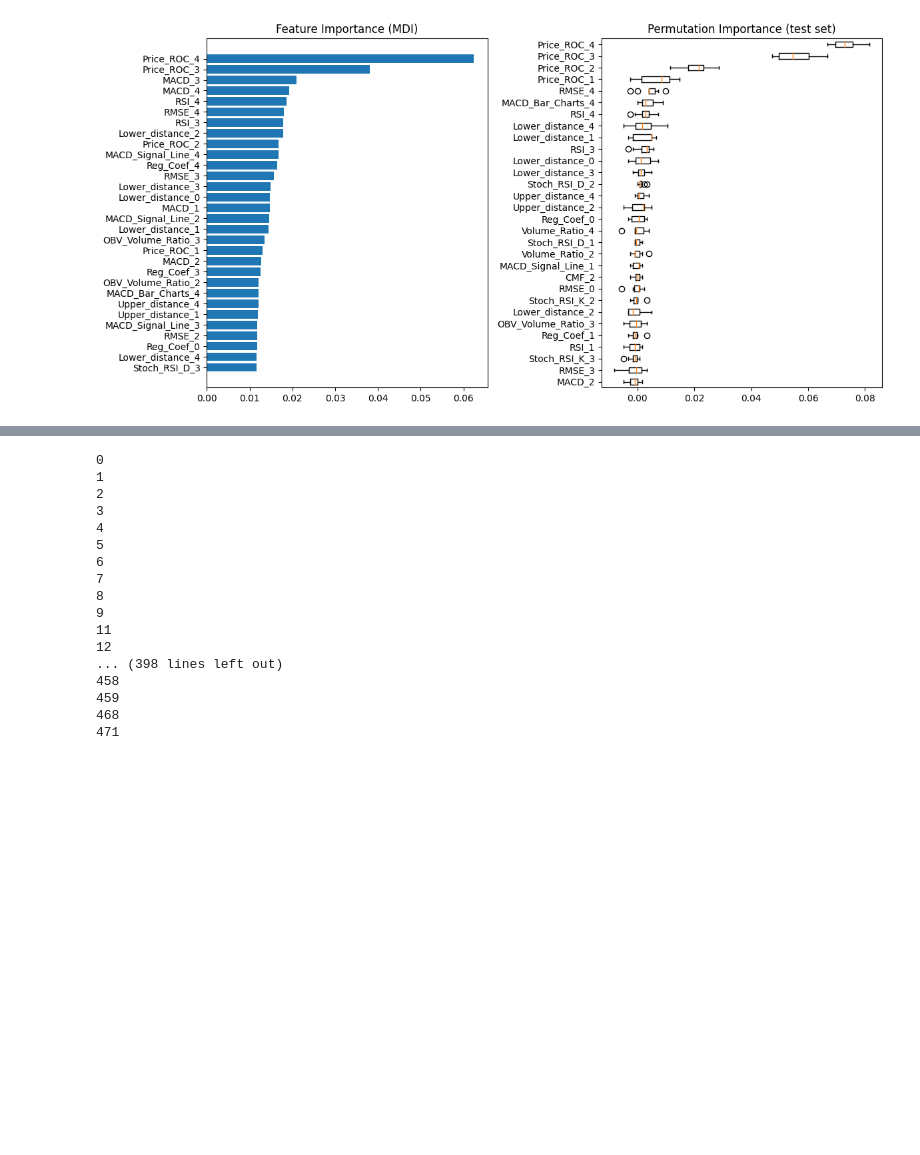
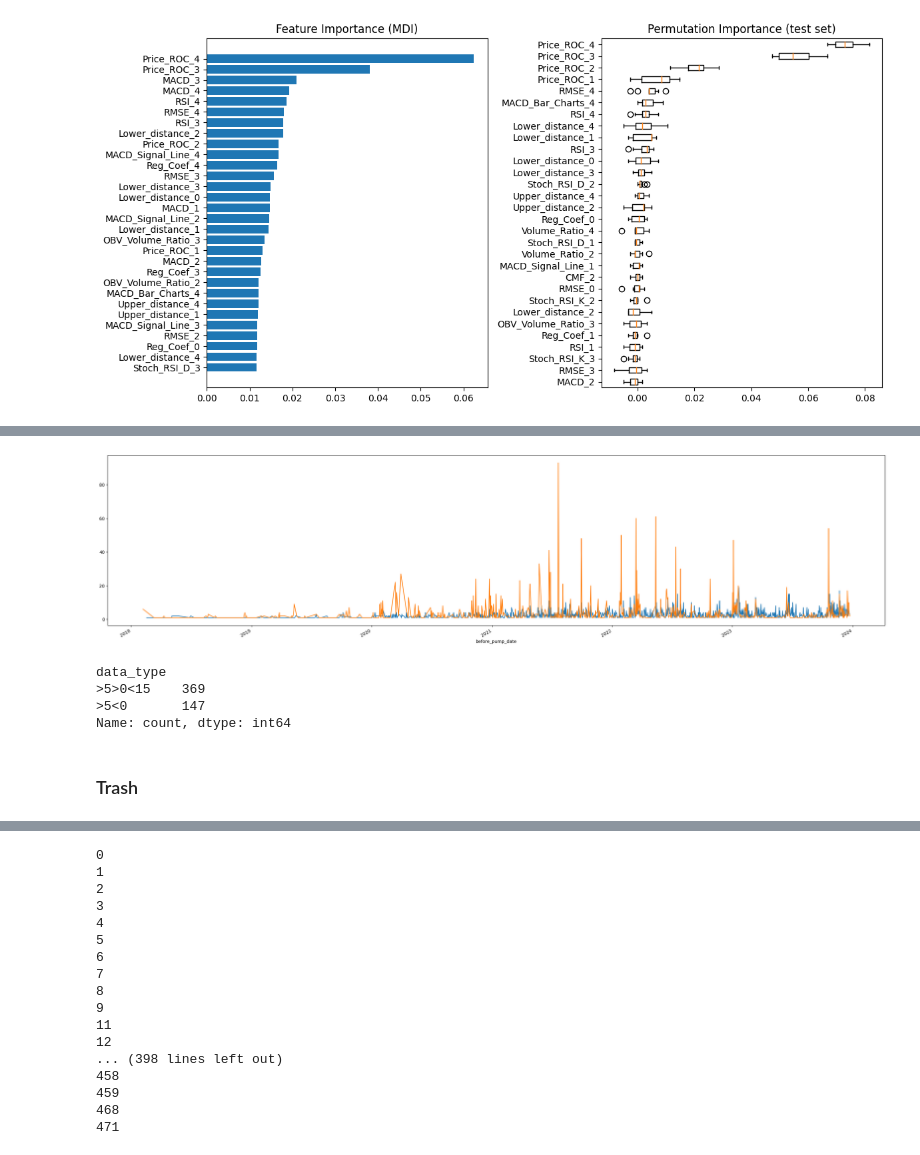
Before and after one commit to PloutosDevs/ploutos, a Jupyter notebook: notebooks/pump_searcher.ipynb, the cells around one changed output, grey strips where cells are left out. Cells and saved outputs as stored; diff of their text form; code cells hidden in the pictures; blank space fills up the shorter version.

```diff
--- a/notebooks/pump_searcher.ipynb
+++ b/notebooks/pump_searcher.ipynb
@@ -110,22 +108,12 @@ USBN Timeout
 results = pd.read_csv(os.path.join(PRICES_PATH, "binance_data.csv"), index_col=0, sep=",")
 results.index = results.index.map(lambda x: pd.Timestamp(x, tz="Europe/Moscow"))
 # %%
-results = pd.read_csv(os.path.join(PRICES_PATH, "moex_data.csv"), index_col=0, sep=",")
-results.index = results.index.map(lambda x: pd.Timestamp(x, tz="Europe/Moscow"))
+# Get Moex
+# results = pd.read_csv(os.path.join(PRICES_PATH, "moex_data.csv"), index_col=0, sep=",")
+# results.index = results.index.map(lambda x: pd.Timestamp(x, tz="Europe/Moscow"))
 # %%
-from source.prices_source.binance_prices import get_candles_spot_binance
 from source.utils import normalize_prices
 
-from source.features.super_trend import calculate_supertrend
-from source.features.macd import calculate_macd
-from source.features.rsi import calculate_rsi
-from source.features.obv import calculate_obv_to_volume_ratio
-from source.features.bollinger_bands import distance_between_bb_bands
-from source.features.chaikin_money_flow import calculate_cmf
-from source.features.rate_of_change import calculate_price_rate_of_change, calculate_volume_rate_of_change
-from source.features.volume_ratio import calculate_volume_ratio
-from source.features.stoch_rsi import calculate_stoch_rsi
-from source.features.linear_regression import calculate_trailing_linear_reg_params
 
 # Features
 ##############
@@ -181,6 +169,7 @@ for symbol in tqdm(symbols):
     sample.loc[:, "cum_prod"] = sample["Close"].pct_change().add(1).rolling(window=strategy_params["validation_window"]).apply(np.prod).subtract(1).multiply(100).fillna(0).values
     sample.loc[:, "yield_before_pump"] = sample["Close"].pct_change().multiply(100).shift(strategy_params["validation_window"])
 
+
     # Calculate features. Feature functions update original DataFrame
     for feature, values in features.items():
         eval(feature)(sample, **values[1])
@@ -190,11 +179,10 @@ for symbol in tqdm(symbols):
     # Define pumps
     outliers_values = sample[(sample["cum_prod"] >= strategy_params["max_yield"]) & (sample["yield_before_pump"] >= strategy_params["first_yield"])]
 
-    # For diluting data
+    # For diluting data for 0 class in model
     other_values_first = sample[(sample["cum_prod"] < strategy_params["max_yield"]) & (sample["cum_prod"] > 0) & (sample["yield_before_pump"] >= strategy_params["first_yield"])]
     other_values_second = sample[(sample["cum_prod"] < 0) & (sample["yield_before_pump"] >= strategy_params["first_yield"])]
     other_values_third = sample[(sample["yield_before_pump"] < strategy_params["first_yield"])]
-
 
     if outliers_values.empty:
         continue
@@ -207,10 +195,11 @@ for symbol in tqdm(symbols):
 
     outliers_values = outliers_values[outliers_values["candles_delta"] >= strategy_params["candles_between_pump"]]
 
-    # Update dataset for model
-    for date in outliers_values.index:
+    ### Update dataset for model
+    # Fulfill pupmps as 1 class
+    for pump_index in outliers_values.index:
 
-        before_pump_date = sample.iloc[sample.index.get_loc(date) - (strategy_params["validation_window"])].name # 1 Day before pump
+        before_pump_date = sample.iloc[sample.index.get_loc(pump_index) - (strategy_params["validation_window"])].name # 1 Day before pump
 
         summary_dct = {
             'symbol': symbol,
@@ -219,6 +208,7 @@ for symbol in tqdm(symbols):
             'class': 1
         }
 
+        # get only last feature values before pump
         last_features = feature_df.loc[:before_pump_date].iloc[-strategy_params["last_features_window"]:]
 
         for name, values in last_features.items():
@@ -229,6 +219,7 @@ for symbol in tqdm(symbols):
 
         data_set = pd.concat([data_set, summary])
 
+    # Fulfill samples as 0 class
     for sample_numb, data_name, other_values in [[4, ">5>0<15", other_values_first], [2, ">5<0", other_values_second], [2, "<0", other_values_third]]:
 
         for date in other_values.sample(frac=1).head(sample_numb).index:
@@ -251,8 +242,5 @@ for symbol in tqdm(symbols):
             summary = pd.DataFrame(summary_dct, index=[len(data_set) + 1])
 
             data_set = pd.concat([data_set, summary])
-
-    print(np.where(symbols == symbol)[0][0])
-    # except:
-    #     continue
+    print(f'Symbol: {symbol} ', f'Pump number: {outliers_values.shape[0]}')
 # %% [output]
@@ -635,3 +538,23 @@ Timestamp('2021-11-08 03:00:00+0300', tz='Europe/Moscow')
+# %%
+# Show days with a lot of pumps
+plt.rcParams["figure.figsize"] = (32,8)
+data_set[data_set['class'] == 0]["before_pump_date"].value_counts().sort_index(ascending=True).plot()
+data_set[data_set['class'] == 1]["before_pump_date"].value_counts().sort_index(ascending=True).plot()
+# .iloc[-50:-40]
+plt.show()
+# %% [output]
+[figure, added]
+# %%
+# Which type of 0 class model difficult to define
+df = res[(res["test"] != res['predict']) & (res["test"] == 0)]
+df["data_type"].value_counts()
+# %% [output]
+data_type
+>5>0<15    369
+>5<0       147
+Name: count, dtype: int64
+# %% [markdown]
+### Trash
 # %%
 import pandas as pd
 pd.set_option('display.max_rows', 500)
```
Also changed, not shown: parts of 68 cells of this notebook.
